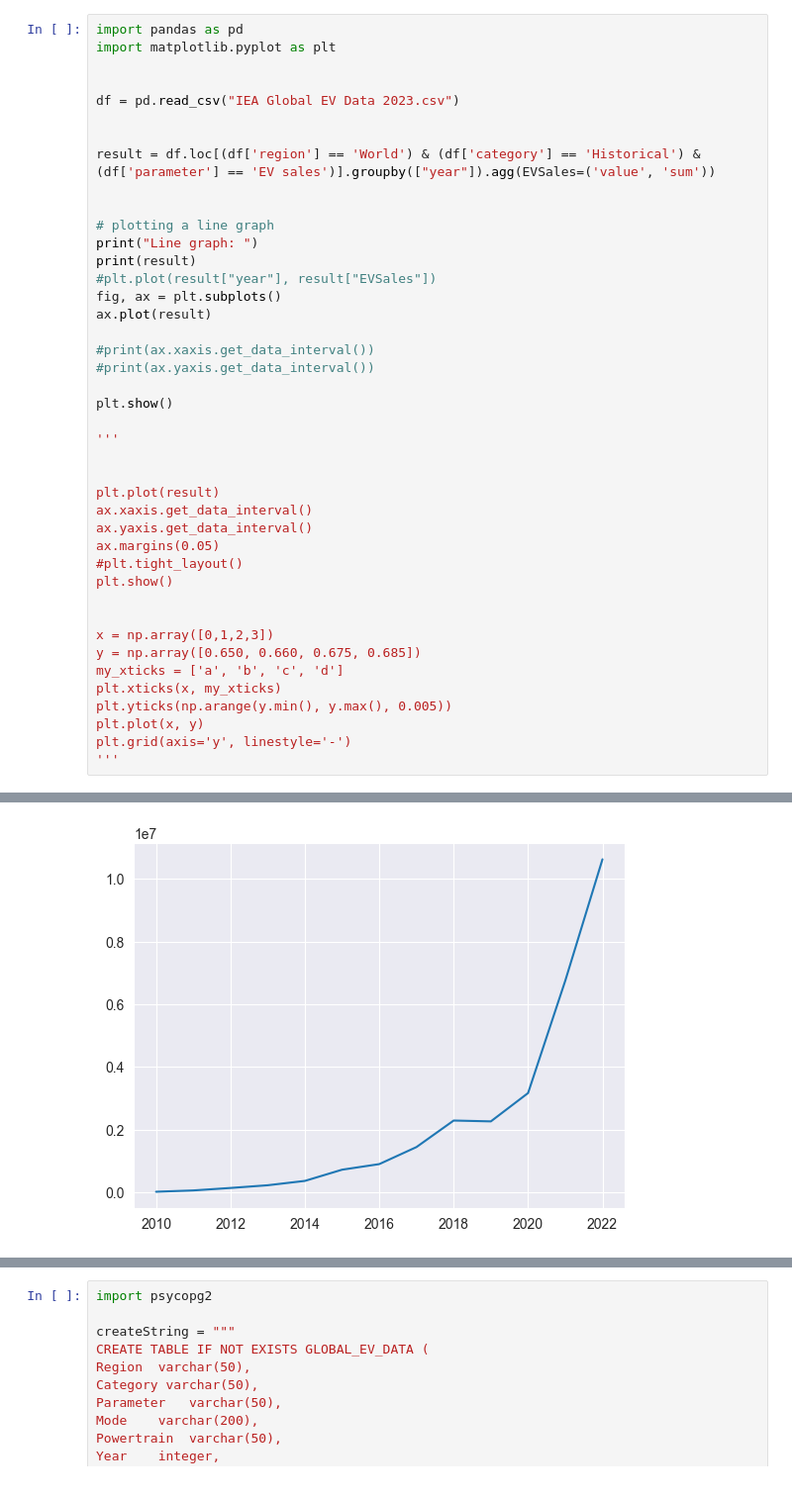
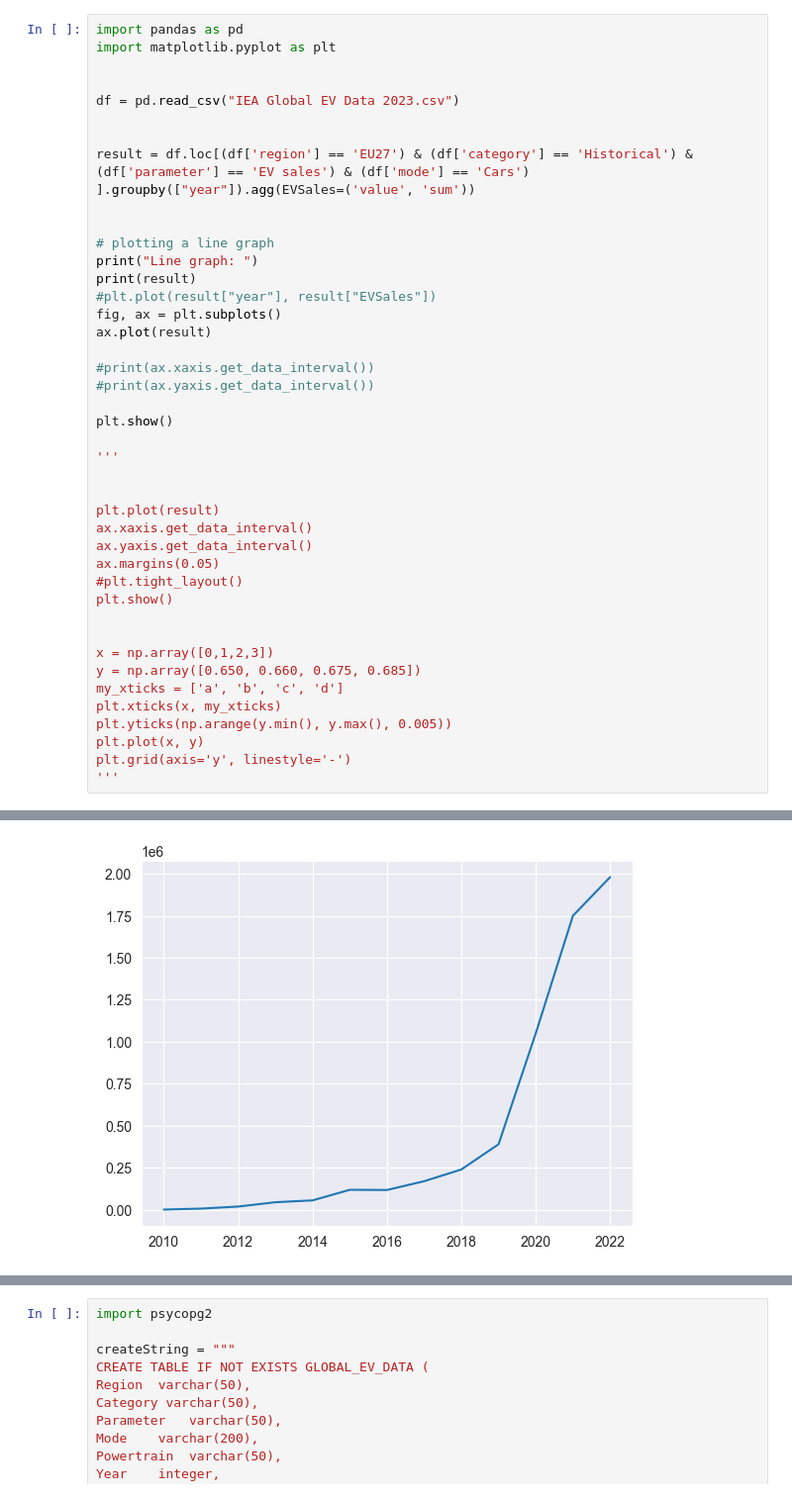
Before and after one commit to BrianRiera/CA_Database-Analytics, a Jupyter notebook: EV Sales.ipynb, the cells around one changed output, grey strips where cells are left out. Shown at 99% size. Saved outputs shown, nothing was run; the diff lists cells and outputs as text.

```diff
--- a/EV Sales.ipynb
+++ b/EV Sales.ipynb
@@ -6,7 +6,7 @@ import matplotlib.pyplot as plt
 df = pd.read_csv("IEA Global EV Data 2023.csv")
 
 
-result = df.loc[(df['region'] == 'World') & (df['category'] == 'Historical') & (df['parameter'] == 'EV sales')].groupby(["year"]).agg(EVSales=('value', 'sum'))
+result = df.loc[(df['region'] == 'EU27') & (df['category'] == 'Historical') & (df['parameter'] == 'EV sales') & (df['mode'] == 'Cars') ].groupby(["year"]).agg(EVSales=('value', 'sum'))
 
 
 # plotting a line graph
@@ -60,4 +60,4 @@ year
-[figure, old version]
+[figure, new version]
 "\n\n\nplt.plot(result)       \nax.xaxis.get_data_interval()\nax.yaxis.get_data_interval()\nax.margins(0.05)\n#plt.tight_layout()\nplt.show() \n\n\nx = np.array([0,1,2,3])\ny = np.array([0.650, 0.660, ...
 # %%
 import psycopg2
```
Also changed, not shown: parts of 6 cells of this notebook.
